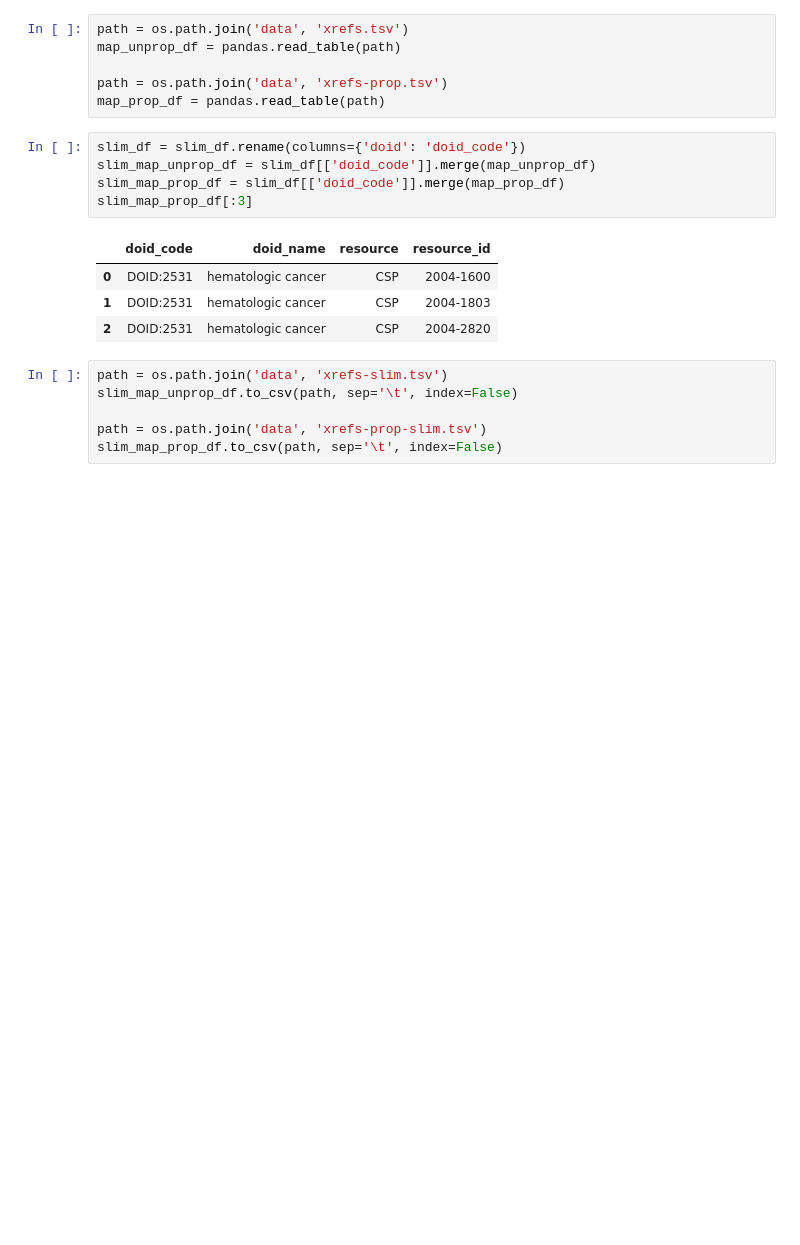
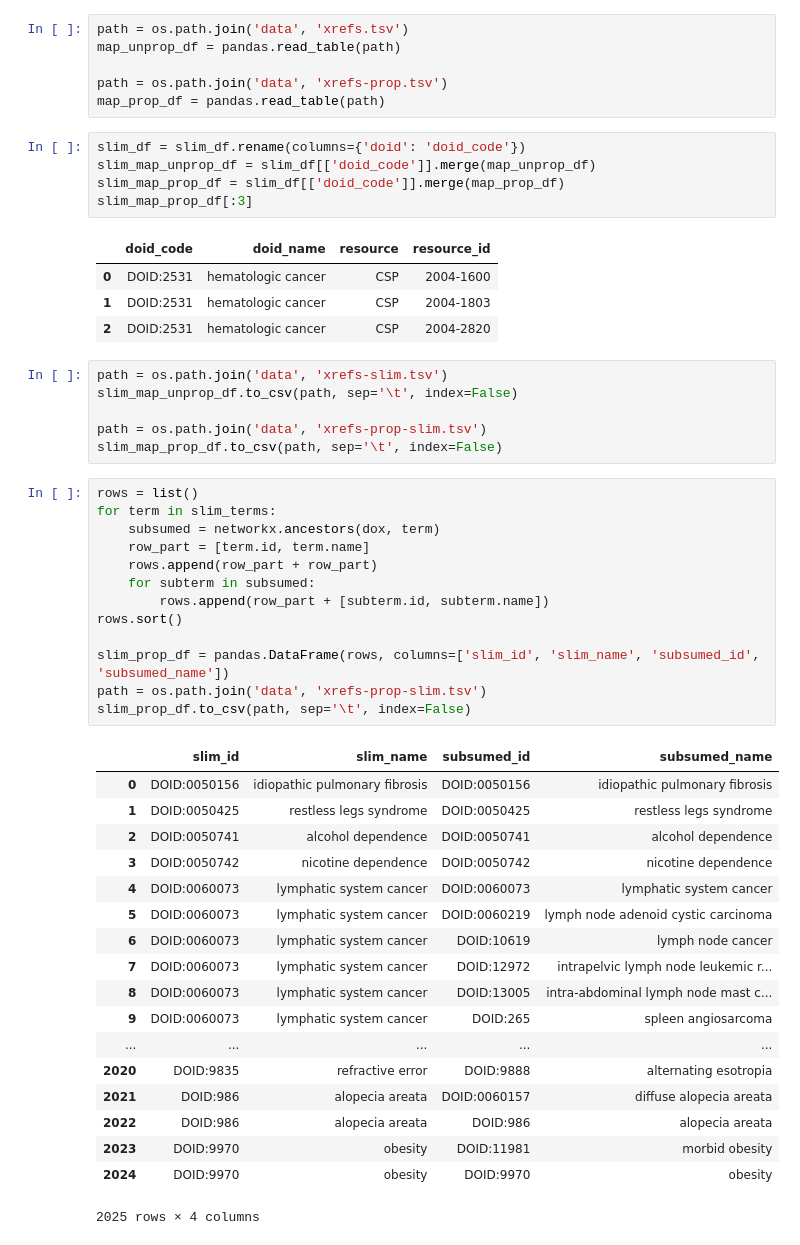
Before and after one commit to dhimmel/disease-ontology, a Jupyter notebook: slim.ipynb, the cells around one changed output. Cells and saved outputs as stored; diff of their text form; blank space fills up the shorter version.

Commit message:
Created a reference with all subsumed nodes for each slim term.

```diff
--- a/slim.ipynb
+++ b/slim.ipynb
@@ -60,3 +60,35 @@ slim_map_unprop_df.to_csv(path, sep='\t', index=False)
 
 path = os.path.join('data', 'xrefs-prop-slim.tsv')
 slim_map_prop_df.to_csv(path, sep='\t', index=False)
+# %%
+rows = list()
+for term in slim_terms:
+    subsumed = networkx.ancestors(dox, term)
+    row_part = [term.id, term.name]
+    rows.append(row_part + row_part)
+    for subterm in subsumed:
+        rows.append(row_part + [subterm.id, subterm.name])
+rows.sort()
+
+slim_prop_df = pandas.DataFrame(rows, columns=['slim_id', 'slim_name', 'subsumed_id', 'subsumed_name'])
+path = os.path.join('data', 'xrefs-prop-slim.tsv')
+slim_prop_df.to_csv(path, sep='\t', index=False)
+# %% [output]
+|  | slim_id | slim_name | subsumed_id | subsumed_name |
+| 0 | DOID:0050156 | idiopathic pulmonary fibrosis | DOID:0050156 | idiopathic pulmonary fibrosis |
+| 1 | DOID:0050425 | restless legs syndrome | DOID:0050425 | restless legs syndrome |
+| 2 | DOID:0050741 | alcohol dependence | DOID:0050741 | alcohol dependence |
+| 3 | DOID:0050742 | nicotine dependence | DOID:0050742 | nicotine dependence |
+| 4 | DOID:0060073 | lymphatic system cancer | DOID:0060073 | lymphatic system cancer |
+| 5 | DOID:0060073 | lymphatic system cancer | DOID:0060219 | lymph node adenoid cystic carcinoma |
+| 6 | DOID:0060073 | lymphatic system cancer | DOID:10619 | lymph node cancer |
+| 7 | DOID:0060073 | lymphatic system cancer | DOID:12972 | intrapelvic lymph node leukemic r... |
+| 8 | DOID:0060073 | lymphatic system cancer | DOID:13005 | intra-abdominal lymph node mast c... |
+| 9 | DOID:0060073 | lymphatic system cancer | DOID:265 | spleen angiosarcoma |
+| ... | ... | ... | ... | ... |
+| 2020 | DOID:9835 | refractive error | DOID:9888 | alternating esotropia |
+| 2021 | DOID:986 | alopecia areata | DOID:0060157 | diffuse alopecia areata |
+| 2022 | DOID:986 | alopecia areata | DOID:986 | alopecia areata |
+| 2023 | DOID:9970 | obesity | DOID:11981 | morbid obesity |
+| 2024 | DOID:9970 | obesity | DOID:9970 | obesity |
+2025 rows × 4 columns
```
Also changed, not shown: parts of 1 cell of this notebook, 1 other file.
